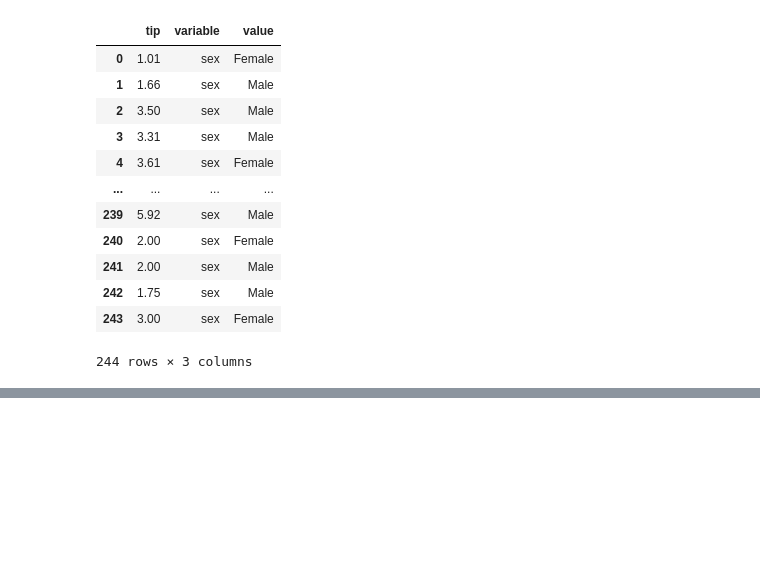
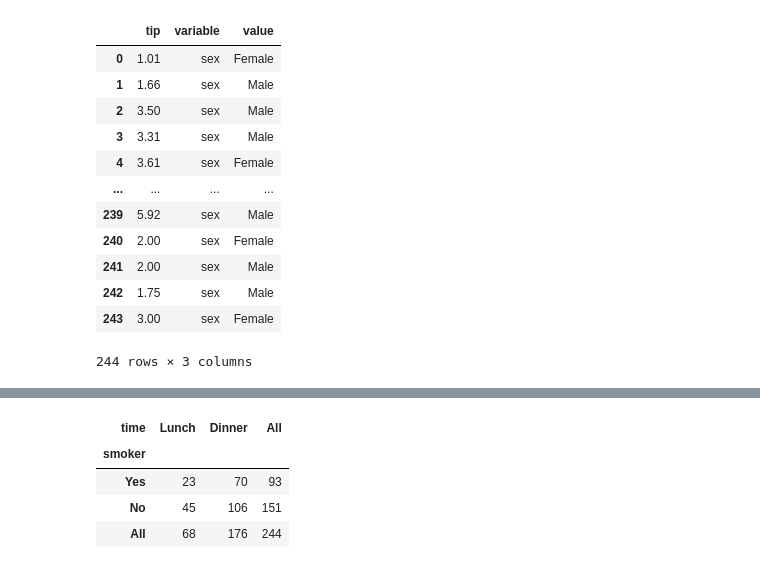
Before and after one commit to gsdavis1959/Python, a Jupyter notebook: PandasTableTransformations.ipynb, the cells around one changed output, grey strips where cells are left out. Saved outputs shown, nothing was run; the diff lists cells and outputs as text; code cells hidden in the pictures; blank space fills up the shorter version.

```diff
--- a/PandasTableTransformations.ipynb
+++ b/PandasTableTransformations.ipynb
@@ -96,0 +145,8 @@ tips.melt(id_vars = 'tip', value_vars = 'sex')
+# %%
+pd.crosstab(tips['smoker'], tips['time'], margins = True)
+# %% [output]
+| time | Lunch | Dinner | All |
+| smoker |  |  |  |
+| Yes | 23 | 70 | 93 |
+| No | 45 | 106 | 151 |
+| All | 68 | 176 | 244 |
```
Also changed, not shown: parts of 5 cells of this notebook.
